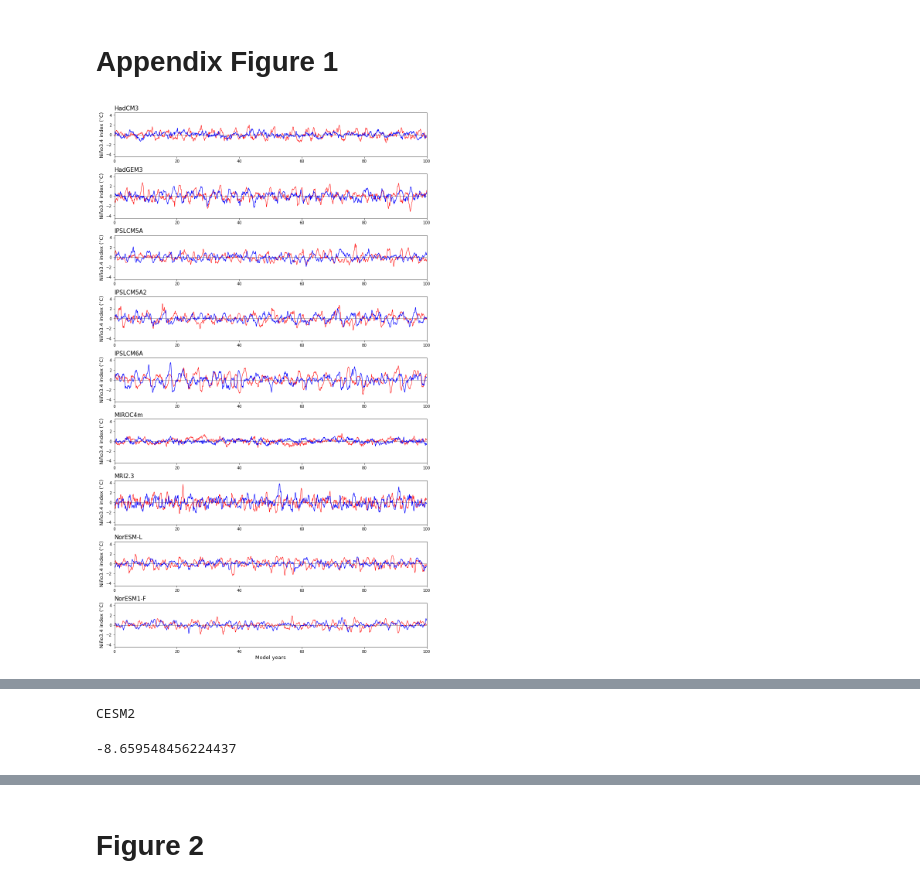
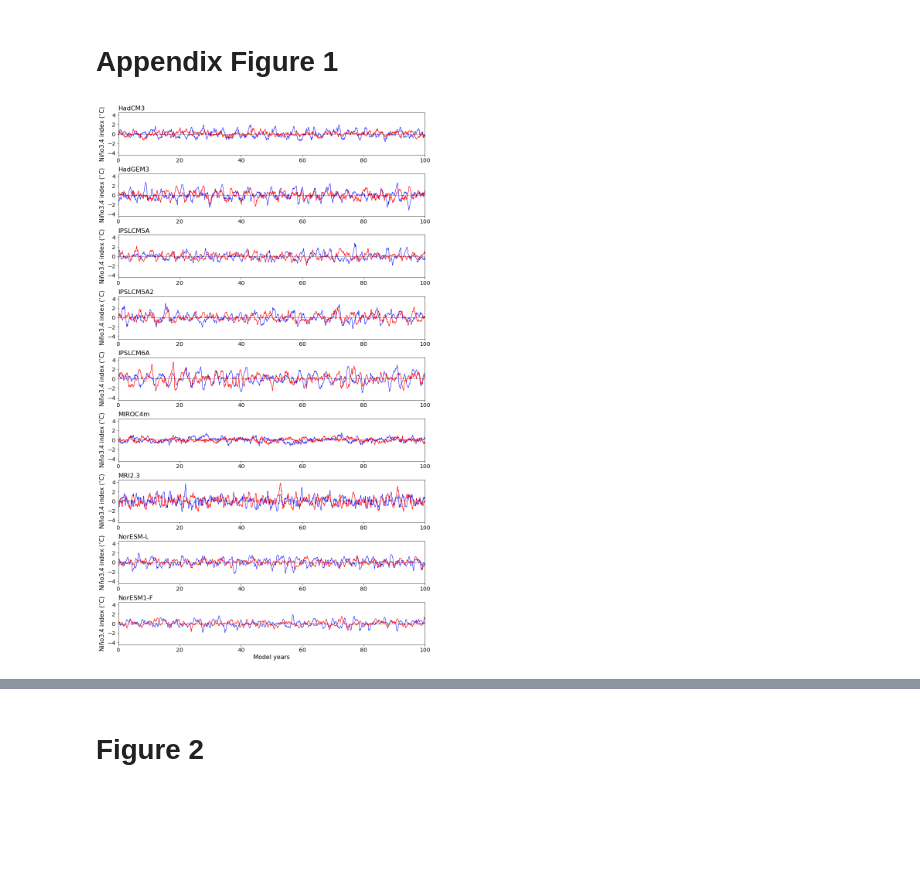
Before and after one commit to arthuroldeman/pliomip2-enso, a Jupyter notebook: ENSO_diagnostics.ipynb, the cells around one changed output, grey strips where cells are left out. Cells and saved outputs as stored; diff of their text form; code cells hidden in the pictures; blank space fills up the shorter version.

```diff
--- a/ENSO_diagnostics.ipynb
+++ b/ENSO_diagnostics.ipynb
@@ -142,13 +105,0 @@ Data variables:
-# %%
-path = 'cp-16-2095-2020-supplement/Supplementary/data_for_fig4.nc'
-ds = xr.open_dataset(path)
-
-EPsst_e280 = ds.sstmean_pi_0.where(ds.latitude<5).where(ds.latitude>-5).mean(dim='latitude')
-EPsst_eoi400 = ds.sstmean_mpwp_0.where(ds.latitude<5).where(ds.latitude>-5).mean(dim='latitude')
-
-# (ds.sstmean_pi_0.mean(dim='latitude')/ds.sstmean_pi_0.mean()).plot()
-# (ds.sstmean_mpwp_0.mean(dim='latitude')/ds.sstmean_mpwp_0.mean()).plot()# - ds.sstmean_pi_0.mean(dim='latitude')).plot()
-
-(EPsst_e280/EPsst_e280.mean()).plot(label='e280')
-(EPsst_eoi400/EPsst_eoi400.mean()).plot(label='eoi400')
-plt.legend()
@@ -274,10 +106,3 @@ for j in range(len(modellist_SAT)):
-# %%
-SAT_E2Pgrad = np.zeros(len(modellist));
-
-for i in range(len(modellist)):
-    for j in range(len(modellist_SAT)):
-        if modellist[i] == models_LS[j]:
-            SAT_E2Pgrad[i] = EP_grad[j];
 # %% [markdown]
 ## Calculate NINO3.4, std dev, kurtosis, skew
 # %%
@@ -321,6 +146,8 @@ model = NorESM1-F
 # %% [markdown]
 # **Appendix Figure 1**
 # %%
+# select 'figtype': 'first8' for Fig S1, 'last9' for Fig S1 (cont.)
+
 figtype = 'last9'
 
 if figtype == 'all':
@@ -335,48 +162,46 @@ elif figtype == 'last9':
     N_models = 9;
     skip = 8;
     figlen = 20;
 
+pylab.rcParams.update(params2)
 fig1, axs = plt.subplots(nrows = N_models, ncols=1, figsize=(figwidth2, figlen), constrained_layout=True)
-# axs = trim_axs(axs, 2*N_models)
 
-# fig1, axs = plt.subplots(nrows=9, ncols=2, figsize=(figwidth2, 20), constrained_layout=True)
-# axs = trim_axs(axs, len(modellist))
+time = np.linspace(0, 100, 1200)
 
-maxyrs = 100
-
-# for ax, i in zip(axs, range(0,len(modellist))):
 for i in range(N_models):
 
     ax=axs[i]
 
     i_model = i + skip;
     if figtype=='first8' and i==0:
-        ax.plot(np.linspace(100-maxyrs, 100, 12*maxyrs), nino_hadisst[-12*maxyrs:], 'k-', linewidth = 1, alpha = 1., label = 'HadISST')
+        ax.plot(time, nino_hadisst[-1200:], 'k-', linewidth = 1, alpha = 1., label = 'HadISST')
     else:
-        ax.plot(np.linspace(100-maxyrs, 100, 12*maxyrs), nino_e280[-12*maxyrs:,i_model], 'r-', linewidth = 1, label='E280')
-        ax.plot(np.linspace(100-maxyrs, 100, 12*maxyrs), nino_eoi400[-12*maxyrs:,i_model], 'b-', linewidth = 1.2, label='Eoi400')
+        ax.plot(time, nino_e280[-1200:,i_model], 'b-', linewidth = 1, label='E280')
+        ax.plot(time, nino_eoi400[-1200:,i_model], 'r-', linewidth = 1.2, label='Eoi400')
 
-    ax.set_xlim([100-maxyrs, 100])
+    ax.set_xlim([0, 100])
     if modellist[i_model]=='COSMOS':
         ax.set_ylim([-6.5, 6.5])
+        ax.set_yticks([-6,-3,0,3,6])
     else:
         ax.set_ylim([-4.5, 4.5])
-    ax.plot([100-maxyrs, 100],[0,0],'k-', zorder=-1, linewidth=0.5)
+        ax.set_yticks([-4,-2,0,2,4])
+    ax.plot([0, 100],[0,0],'k-', zorder=-1, linewidth=0.5)
 
     if i==N_models-1:
-        ax.set_xlabel('Model years', fontsize=labelfontsize)
-    ax.set_ylabel('Niño3.4 index ($^{\circ}$C)', fontsize=labelfontsize)
+        ax.set_xlabel('Model years')
+    ax.set_ylabel('Niño3.4 index ($^{\circ}$C)')
 
     if figtype=='first8' and i==1:
         ax.legend(loc='upper left')
 
     if figtype=='first8' and i==0:
-        ax.set_title('HadISST 1920-2020', loc='left', fontsize=15)
+        ax.set_title('HadISST 1920-2020', loc='left')
     else:
-        ax.set_title(modellist[i_model], loc='left', fontsize=15)
+        ax.set_title(modellist[i_model], loc='left')
 
 # plt.savefig('figures/Nino34_timeseries.eps', bbox_inches='tight', dpi=100)
-# plt.savefig('figures/appendixfigure1b.pdf', bbox_inches='tight')
+plt.savefig('figures/appendixfigure1b.pdf', bbox_inches='tight')
 # %% [output]
-[figure, old version]
+[figure, new version]
 # %%
@@ -413,10 +240,3 @@ model = MIROC4m
 model = MRI2.3
 model = NorESM-L
 model = NorESM1-F
-# %%
-i = 4;
-print(modellist[i])
-100*(std_eoi400[i] - std_e280[i])/std_e280[i]
-# %% [output]
-CESM2
--8.659548456224437
```
Also changed, not shown: parts of 25 cells of this notebook.
